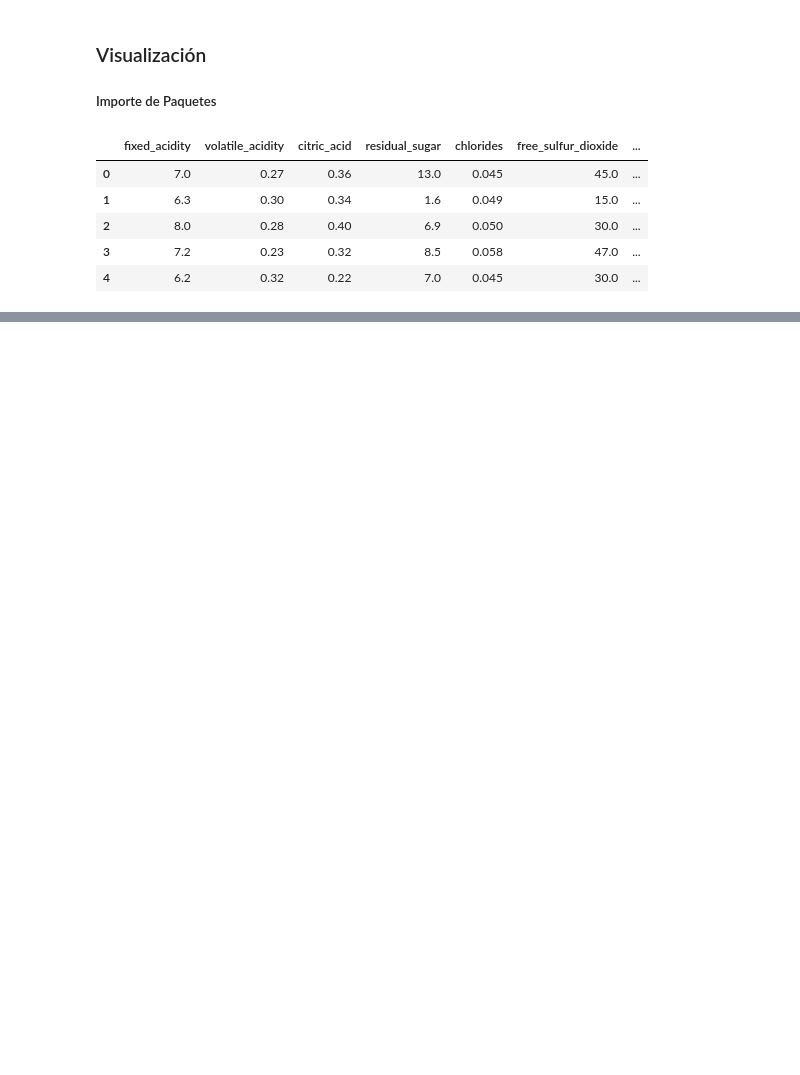
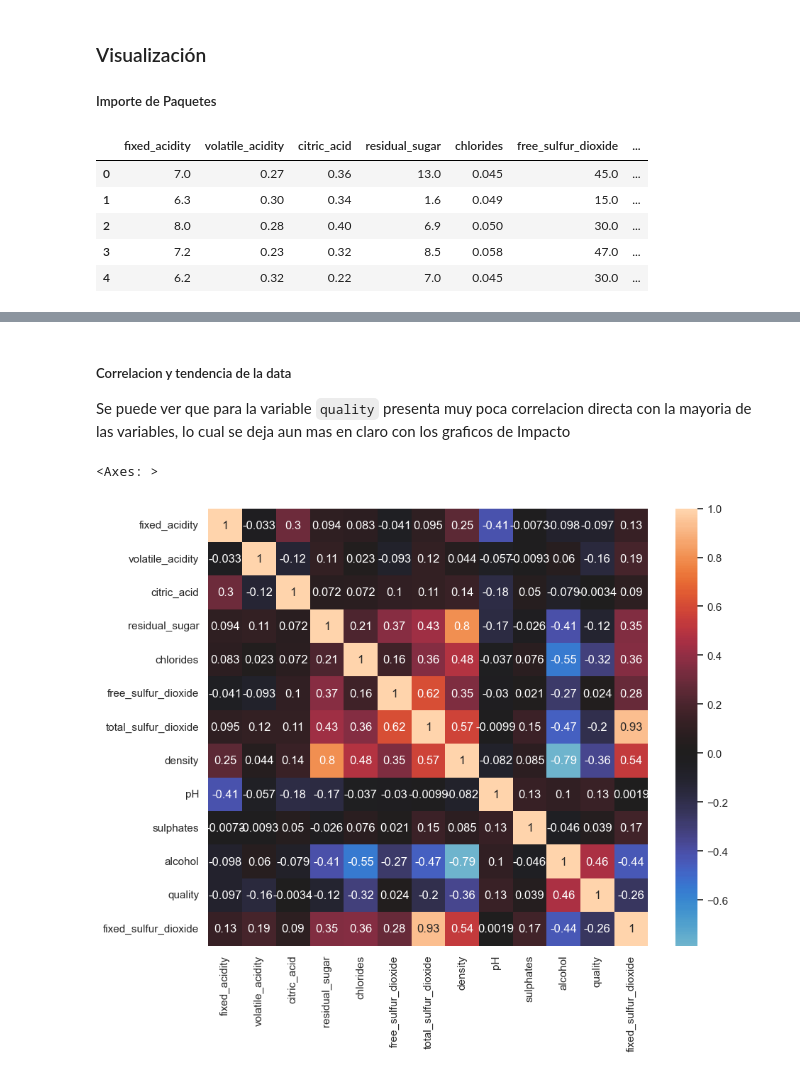
Before and after one commit to Gaddran/proyecto_final_python, a Jupyter notebook: notebooks/04_Visualizaciones.ipynb, the cells around one changed output, grey strips where cells are left out. Saved outputs shown, nothing was run; the diff lists cells and outputs as text; code cells hidden in the pictures; blank space fills up the shorter version.

```diff
--- a/notebooks/04_Visualizaciones.ipynb
+++ b/notebooks/04_Visualizaciones.ipynb
@@ -100,0 +78,10 @@ for i in num_feat.columns:
+# %% [markdown]
+##### Correlacion y tendencia de la data
+
+Se puede ver que para la variable `quality` presenta muy poca correlacion directa con la mayoria de las variables, lo cual se deja aun mas en claro con los graficos de Impacto
+# %%
+plt.figure(figsize=(10,8))
+sns.heatmap(df0.corr(), annot=True, center=0)
+# %% [output]
+<Axes: >
+[figure, added]
```
Also changed, not shown: parts of 14 cells of this notebook, 1 other file.
